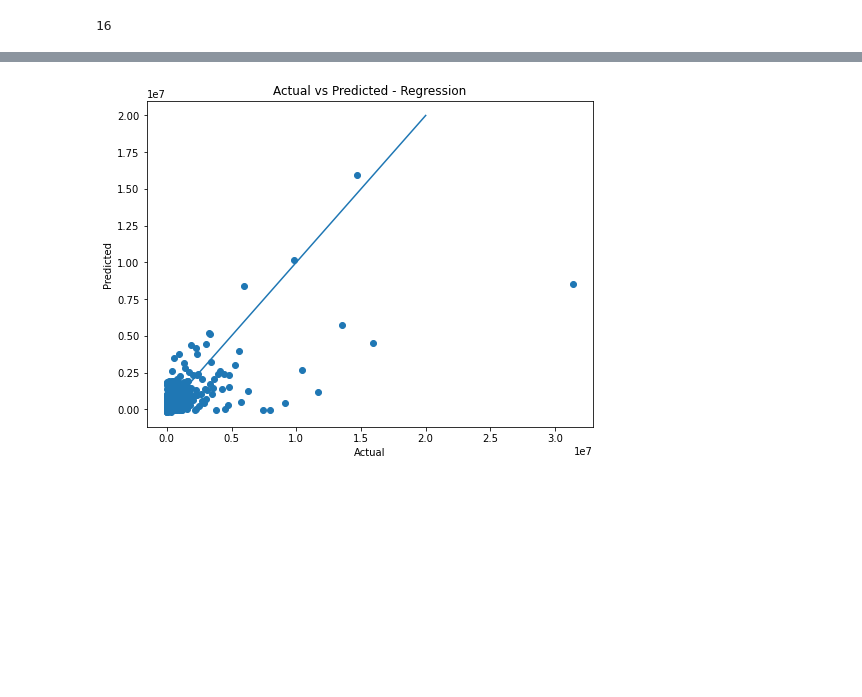
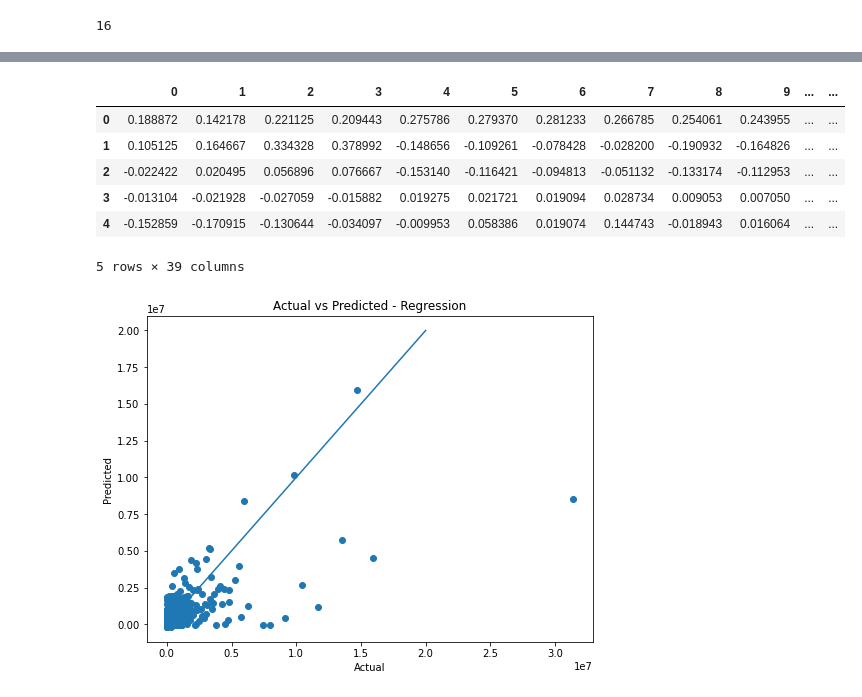
Before and after one commit to sinlord/nuveen-data-science-project, a Jupyter notebook: jupiter-notebooks/02-capstone-Model_Development.ipynb, the cells around one changed output, grey strips where cells are left out. Cells and saved outputs as stored; diff of their text form; code cells hidden in the pictures; blank space fills up the shorter version.

```diff
--- a/jupiter-notebooks/02-capstone-Model_Development.ipynb
+++ b/jupiter-notebooks/02-capstone-Model_Development.ipynb
@@ -125,0 +178,4 @@ memory usage: 2.3 MB
+# %%
+df_X_train_selectKbest = X_train[['no_of_sales_12M_1','no_of_Redemption_12M_10K','no_of_funds_sold_12M_1','no_of_funds_redeemed_12M_1',
+                            'no_of_fund_sales_12M_10K','no_of_funds_Redemption_12M_10K', 'no_of_assetclass_sold_12M_1', 'no_of_assetclass_Redemption_12M_10K',
+                            'No_of_fund_curr', 'AUM', 'sales_curr', 'sales_12M', 'redemption_curr','redemption_12M']]
@@ -125,0 +206,2 @@ memory usage: 2.3 MB
+# %%
+lr_pipeline.fit(df_X_train_selectKbest, y_train)
@@ -139,3 +235,5 @@ lr_pipeline.score(X_test, y_test)
 lr_pipeline.named_steps['pca'].n_components_
 # %% [output]
 16
+# %%
+np_PCA = lr_pipeline.named_steps['pca'].components_
@@ -142,3 +262,15 @@ lr_pipeline.named_steps['pca'].n_components_
+# %%
+df_PCA = pd.DataFrame(np_PCA)
+# %%
+df_PCA.head()
+# %% [output]
+|  | 0 | 1 | 2 | 3 | 4 | 5 | 6 | 7 | 8 | 9 | ... | ... |
+| 0 | 0.188872 | 0.142178 | 0.221125 | 0.209443 | 0.275786 | 0.279370 | 0.281233 | 0.266785 | 0.254061 | 0.243955 | ... | ... |
+| 1 | 0.105125 | 0.164667 | 0.334328 | 0.378992 | -0.148656 | -0.109261 | -0.078428 | -0.028200 | -0.190932 | -0.164826 | ... | ... |
+| 2 | -0.022422 | 0.020495 | 0.056896 | 0.076667 | -0.153140 | -0.116421 | -0.094813 | -0.051132 | -0.133174 | -0.112953 | ... | ... |
+| 3 | -0.013104 | -0.021928 | -0.027059 | -0.015882 | 0.019275 | 0.021721 | 0.019094 | 0.028734 | 0.009053 | 0.007050 | ... | ... |
+| 4 | -0.152859 | -0.170915 | -0.130644 | -0.034097 | -0.009953 | 0.058386 | 0.019074 | 0.144743 | -0.018943 | 0.016064 | ... | ... |
+5 rows × 39 columns
 # %%
 y_test_reg_preds = lr_pipeline.predict(X_test)
 # %%
```
Also changed, not shown: parts of 21 cells of this notebook, 1 other file.
